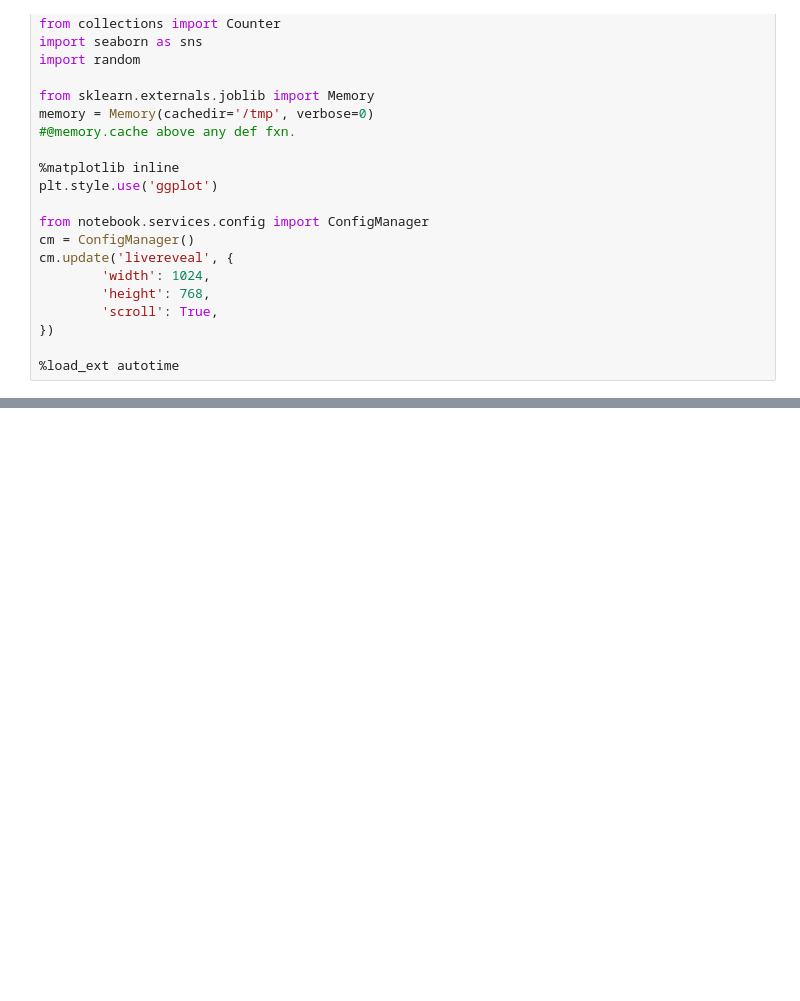
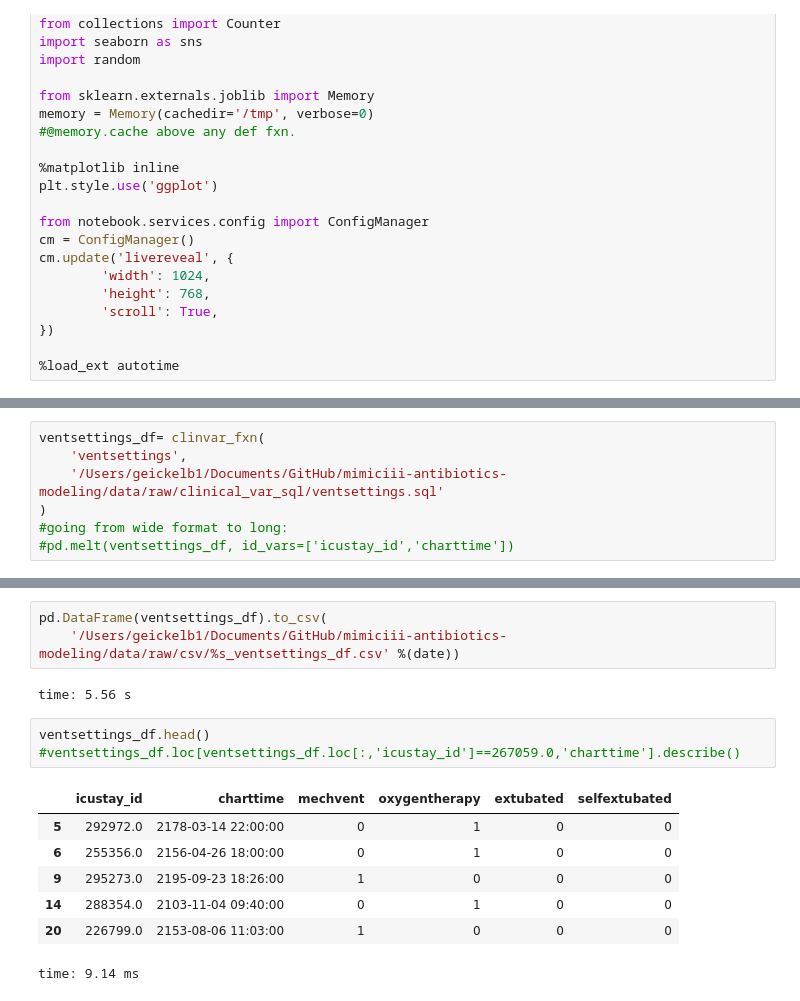
Before and after one commit to kellylinyingxin/mimiciii-antibiotics-modeling, a Jupyter notebook: notebooks/03-clinical_variables_final.ipynb, the cells around one changed output, grey strips where cells are left out. Drawn from its saved outputs; the diff is of its cells as text; blank space fills up the shorter version.

```diff
--- a/notebooks/03-clinical_variables_final.ipynb
+++ b/notebooks/03-clinical_variables_final.ipynb
@@ -37,0 +300,7 @@ cm.update('livereveal', {
+# %%
+ventsettings_df= clinvar_fxn(
+    'ventsettings',
+    '/Users/geickelb1/Documents/GitHub/mimiciii-antibiotics-modeling/data/raw/clinical_var_sql/ventsettings.sql'
+)
+#going from wide format to long:
+#pd.melt(ventsettings_df, id_vars=['icustay_id','charttime'])
@@ -37,0 +331,16 @@ cm.update('livereveal', {
+# %%
+pd.DataFrame(ventsettings_df).to_csv(
+    '/Users/geickelb1/Documents/GitHub/mimiciii-antibiotics-modeling/data/raw/csv/%s_ventsettings_df.csv' %(date))
+# %% [output]
+time: 5.56 s
+# %%
+ventsettings_df.head()
+#ventsettings_df.loc[ventsettings_df.loc[:,'icustay_id']==267059.0,'charttime'].describe()
+# %% [output]
+|  | icustay_id | charttime | mechvent | oxygentherapy | extubated | selfextubated |
+| 5 | 292972.0 | 2178-03-14 22:00:00 | 0 | 1 | 0 | 0 |
+| 6 | 255356.0 | 2156-04-26 18:00:00 | 0 | 1 | 0 | 0 |
+| 9 | 295273.0 | 2195-09-23 18:26:00 | 1 | 0 | 0 | 0 |
+| 14 | 288354.0 | 2103-11-04 09:40:00 | 0 | 1 | 0 | 0 |
+| 20 | 226799.0 | 2153-08-06 11:03:00 | 1 | 0 | 0 | 0 |
+time: 9.14 ms
```
Also changed, not shown: parts of 84 cells of this notebook, 2 other files.
